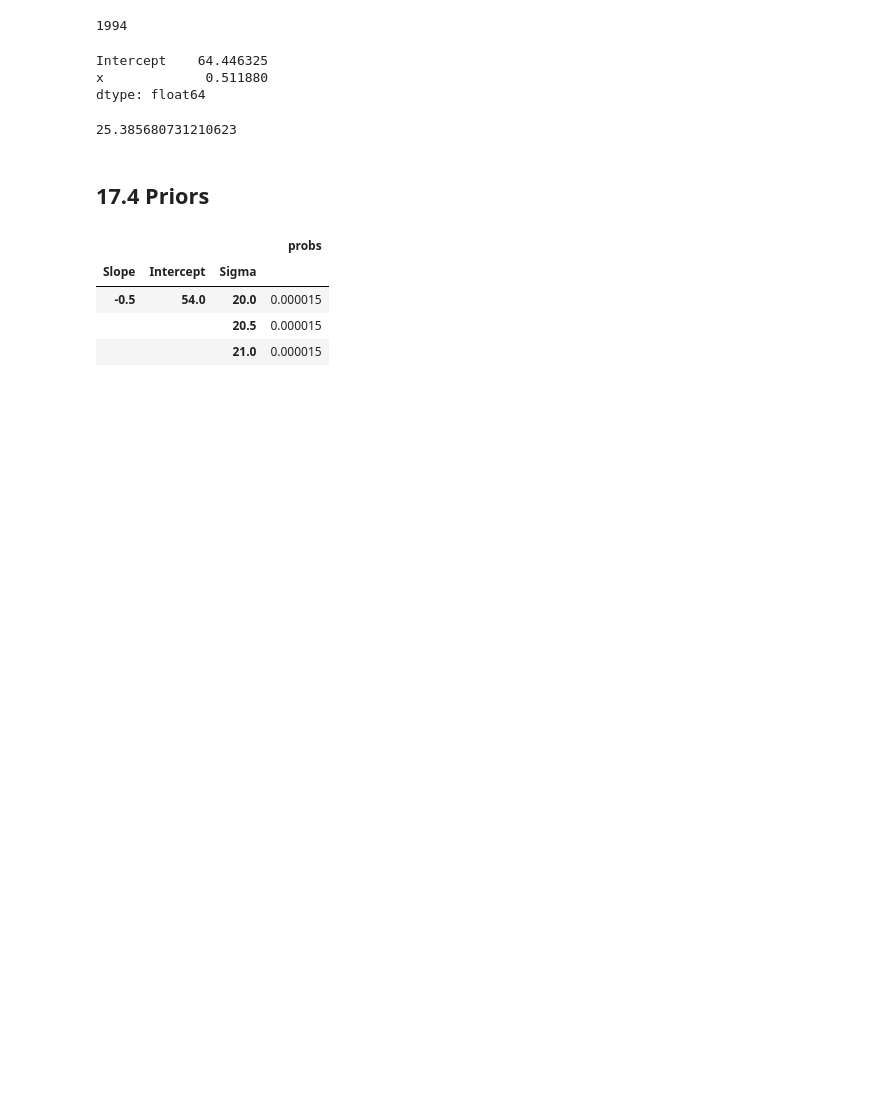
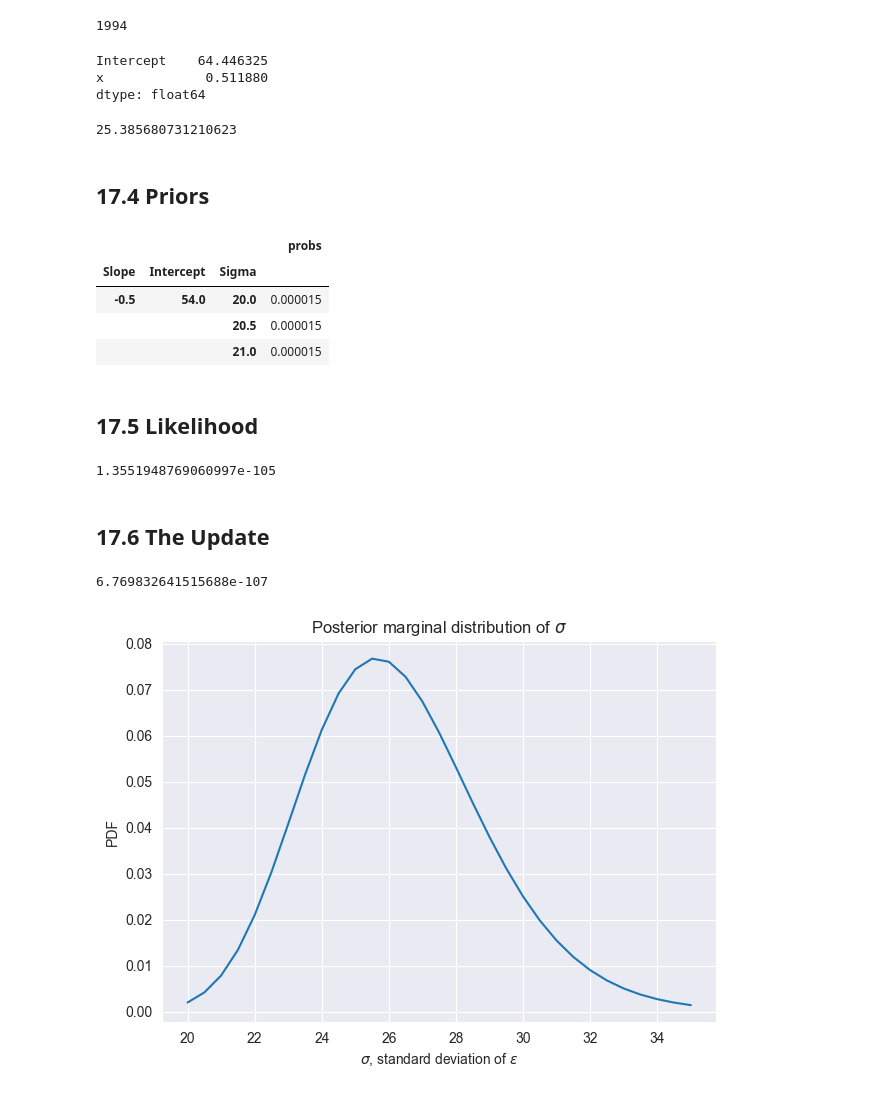
Before and after one commit to Xupeiyi/think-bayes, a Jupyter notebook: chapter17.ipynb, the cells around one changed output. Drawn from its saved outputs; the diff is of its cells as text; code cells hidden in the pictures; blank space fills up the shorter version.

```diff
--- a/chapter17.ipynb
+++ b/chapter17.ipynb
@@ -132,3 +133,50 @@ prior.head(3)
 | -0.5 | 54.0 | 20.0 | 0.000015 |
 |  |  | 20.5 | 0.000015 |
 |  |  | 21.0 | 0.000015 |
+# %% [markdown]
+## 17.5 Likelihood
+# %%
+intercept = 64
+slope = 0.51
+sigma = 25
+
+xs = data['x']
+ys = data['y']
+
+expected = slope * xs + intercept
+resid = ys - expected
+
+densities = norm(0, sigma).pdf(resid)
+likelihood = densities.prod()
+likelihood
+# %% [output]
+1.3551948769060997e-105
+# %% [markdown]
+## 17.6 The Update
+# %%
+likelihood = prior.copy()
+
+for slope, inter, sigma in prior.index:
+    expected = slope * xs + inter
+    resid = ys - expected
+    densities = norm.pdf(resid, 0, sigma)
+    likelihood[slope, inter, sigma] = densities.prod()
+
+posterior = prior * likelihood
+posterior.normalize()
+# %% [output]
+6.769832641515688e-107
+# %%
+posterior_slope = posterior.marginal(0)
+posterior_inter = posterior.marginal(1)
+posterior_sigma = posterior.marginal(2)
+# %%
+posterior_sigma.plot()
+
+decorate(
+    xlabel='$\sigma$, standard deviation of $\epsilon$',
+    ylabel='PDF',
+    title='Posterior marginal distribution of $\sigma$'
+)
+# %% [output]
+[figure, added]
```
Also changed, not shown: parts of 6 cells of this notebook.
